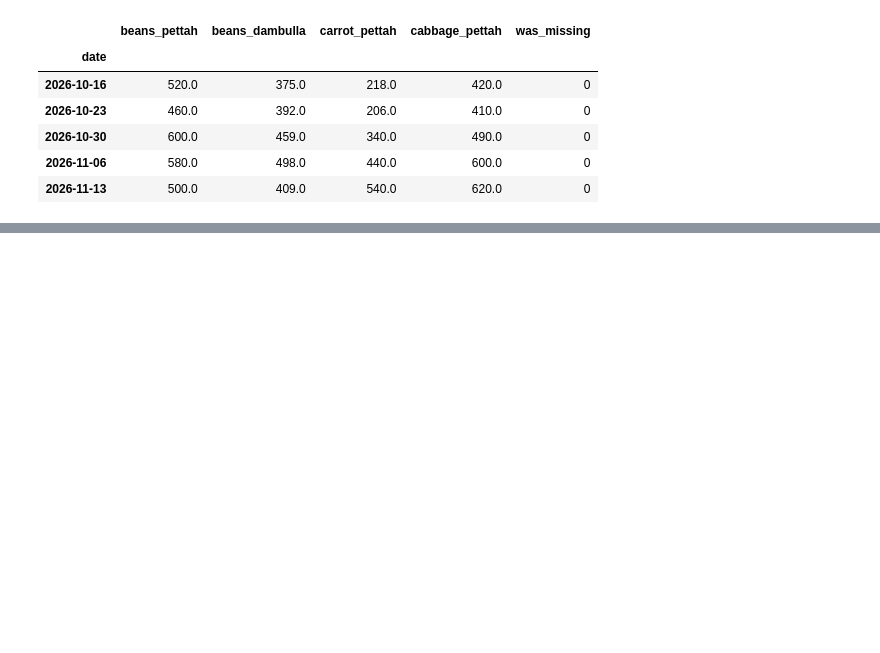
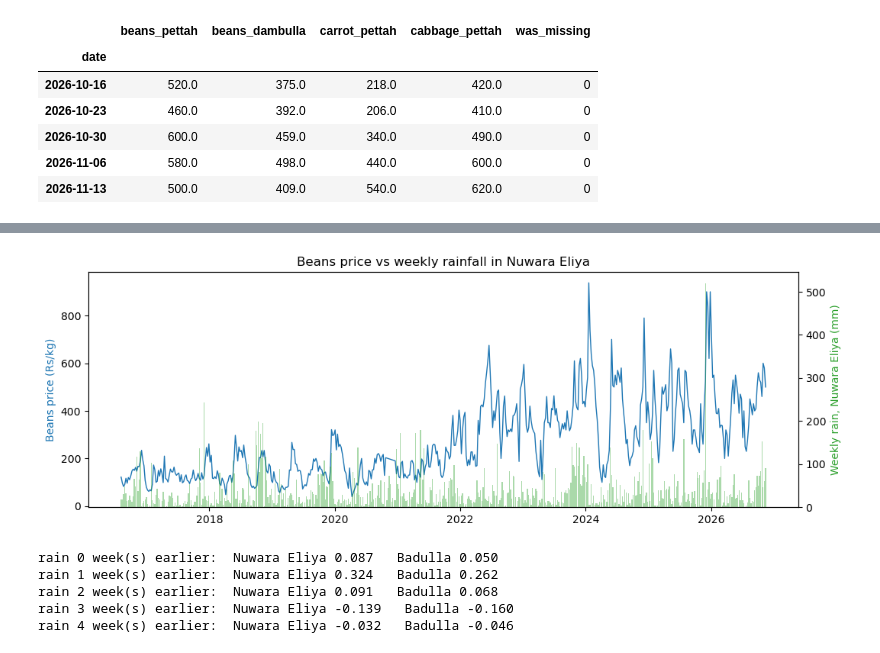
Before and after one commit to renulucshmi/pettah-beans-price-forecast, a Jupyter notebook: ensemble_assignment.ipynb, the cells around one changed output, grey strips where cells are left out. Drawn from its saved outputs; the diff is of its cells as text; code cells hidden in the pictures; blank space fills up the shorter version.

Commit message:
Step 2: add notes on rainfall correlations

```diff
--- a/ensemble_assignment.ipynb
+++ b/ensemble_assignment.ipynb
@@ -218,0 +219,26 @@ dtype: int64
+# %%
+fig, ax1 = plt.subplots(figsize=(12, 4))
+ax1.plot(data2.index, data2["beans_pettah"], color="tab:blue", linewidth=1)
+ax1.set_ylabel("Beans price (Rs/kg)", color="tab:blue")
+
+ax2 = ax1.twinx()
+ax2.bar(data2.index, data2["rain_nuwaraeliya"], width=6, color="tab:green", alpha=0.4)
+ax2.set_ylabel("Weekly rain, Nuwara Eliya (mm)", color="tab:green")
+
+ax1.set_title("Beans price vs weekly rainfall in Nuwara Eliya")
+plt.show()
+# %% [output]
+[figure, added]
+# %%
+data2["beans_change"] = np.log(data2["beans_pettah"]).diff()
+
+for lag in range(0, 5):
+    c1 = data2["beans_change"].corr(data2["rain_nuwaraeliya"].shift(lag))
+    c2 = data2["beans_change"].corr(data2["rain_badulla"].shift(lag))
+    print(f"rain {lag} week(s) earlier:  Nuwara Eliya {c1:.3f}   Badulla {c2:.3f}")
+# %% [output]
+rain 0 week(s) earlier:  Nuwara Eliya 0.087   Badulla 0.050
+rain 1 week(s) earlier:  Nuwara Eliya 0.324   Badulla 0.262
+rain 2 week(s) earlier:  Nuwara Eliya 0.091   Badulla 0.068
+rain 3 week(s) earlier:  Nuwara Eliya -0.139   Badulla -0.160
+rain 4 week(s) earlier:  Nuwara Eliya -0.032   Badulla -0.046
```
Also changed, not shown: parts of 16 cells of this notebook.
